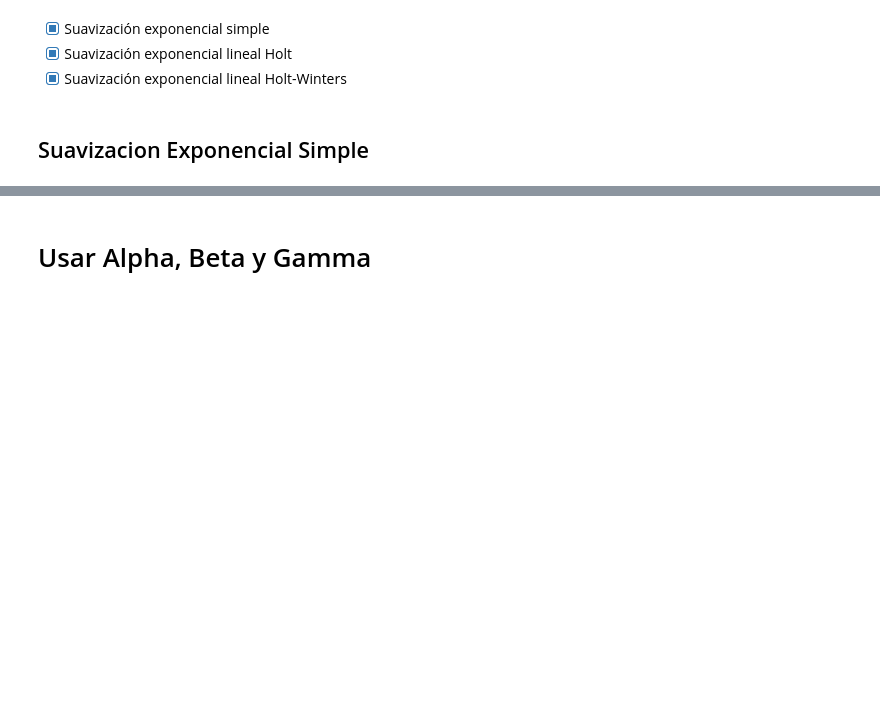
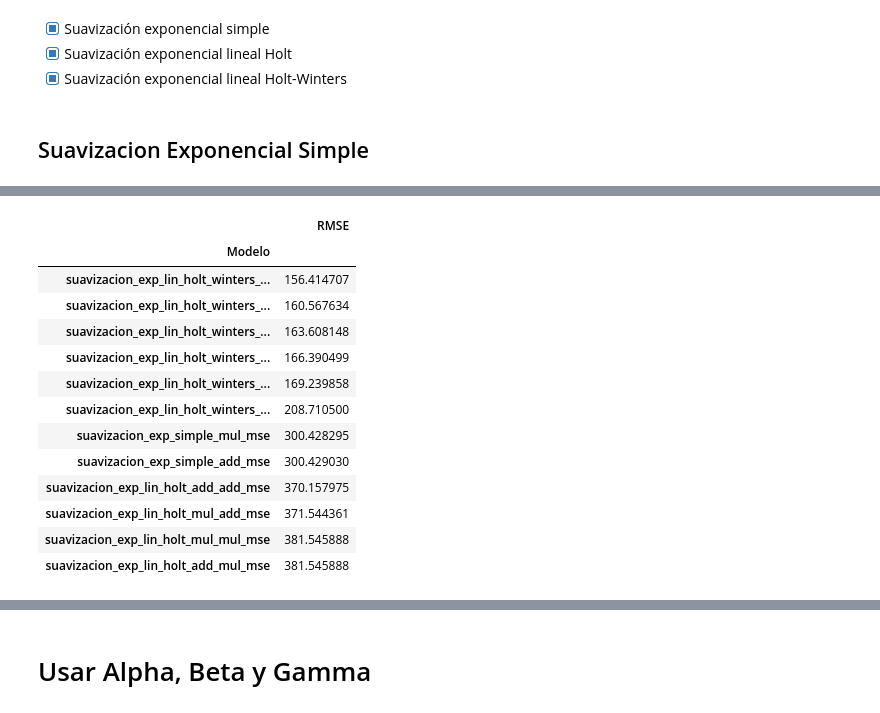
Before and after one commit to Daniel1martinez2/fa_2_time_series_1, a Jupyter notebook: index.ipynb, the cells around one changed output, grey strips where cells are left out. Saved outputs shown, nothing was run; the diff lists cells and outputs as text; code cells hidden in the pictures; blank space fills up the shorter version.

```diff
--- a/index.ipynb
+++ b/index.ipynb
@@ -492,5 +344,67 @@ Beta: 5.4504086717565175e-05
 Gamma: None
 -----------------------
+# %%
+# Definimos el diccionario con los valores de MSE
+mse_list = {
+    "suavizacion_exp_lin_holt_winters_add_add_mul_mse": suavizacion_exp_lin_holt_winters_add_add_mul_mse,
+    "suavizacion_exp_lin_holt_winters_add_mul_add_mse": suavizacion_exp_lin_holt_winters_add_mul_add_mse,
+    "suavizacion_exp_lin_holt_winters_mul_mul_add_mse": suavizacion_exp_lin_holt_winters_mul_mul_add_mse,
+    "suavizacion_exp_lin_holt_winters_mul_add_add_mse": suavizacion_exp_lin_holt_winters_mul_add_add_mse,
+    "suavizacion_exp_lin_holt_winters_mul_mul_mul_mse": suavizacion_exp_lin_holt_winters_mul_mul_mul_mse,
+    "suavizacion_exp_lin_holt_winters_add_add_add_mse": suavizacion_exp_lin_holt_winters_add_add_add_mse,
+    "suavizacion_exp_lin_holt_mul_add_mse": suavizacion_exp_lin_holt_mul_add_mse,
+    "suavizacion_exp_lin_holt_mul_mul_mse": suavizacion_exp_lin_holt_mul_mul_mse,
+    "suavizacion_exp_lin_holt_add_mul_mse": suavizacion_exp_lin_holt_add_mul_mse,
+    "suavizacion_exp_lin_holt_add_add_mse": suavizacion_exp_lin_holt_add_add_mse,
+    "suavizacion_exp_simple_mul_mse": suavizacion_exp_simple_mul_mse,
+    "suavizacion_exp_simple_add_mse": suavizacion_exp_simple_add_mse,
+}
+
+# Ordenamos los modelos según el RMSE
+
+sorted_mse_list = dict(sorted(mse_list.items(), key=lambda item: item[1]['rmse']))
+
+# Creamos una lista de diccionarios para crear el DataFrame
+
+data = [{"Modelo": key, "RMSE": value['rmse']} for key, value in sorted_mse_list.items()]
+
+# Convertimos la lista de diccionarios en un DataFrame de pandas
+
+df = pd.DataFrame(data)
+
+# Establecer el índice como el nombre del modelo (opcional, solo para esconder el índice numérico original)
+
+df = df.set_index("Modelo")
+
+# Resaltar el RMSE más bajo
+
+def highlight_min(s):
+    is_min = s == s.min()
+    return ['background-color: lightgreen' if v else '' for v in is_min]
+
+#Estilo
+
+styled_df = df.style.apply(highlight_min, subset=['RMSE']).set_table_styles(
+    [{'selector': 'th', 'props': [('border', '1px solid black')]},
+     {'selector': 'td', 'props': [('border', '1px solid black')]}]
+).set_properties(**{'text-align': 'center'})
+
+styled_df
+# %% [output]
+|  | RMSE |
+| Modelo |  |
+| suavizacion_exp_lin_holt_winters_... | 156.414707 |
+| suavizacion_exp_lin_holt_winters_... | 160.567634 |
+| suavizacion_exp_lin_holt_winters_... | 163.608148 |
+| suavizacion_exp_lin_holt_winters_... | 166.390499 |
+| suavizacion_exp_lin_holt_winters_... | 169.239858 |
+| suavizacion_exp_lin_holt_winters_... | 208.710500 |
+| suavizacion_exp_simple_mul_mse | 300.428295 |
+| suavizacion_exp_simple_add_mse | 300.429030 |
+| suavizacion_exp_lin_holt_add_add_mse | 370.157975 |
+| suavizacion_exp_lin_holt_mul_add_mse | 371.544361 |
+| suavizacion_exp_lin_holt_mul_mul_mse | 381.545888 |
+| suavizacion_exp_lin_holt_add_mul_mse | 381.545888 |
 # %%
 suavizacion_exp_lin_holt_winters_add_add_mul_mse['preds']
 # %% [output]
```
Also changed, not shown: parts of 22 cells of this notebook.
